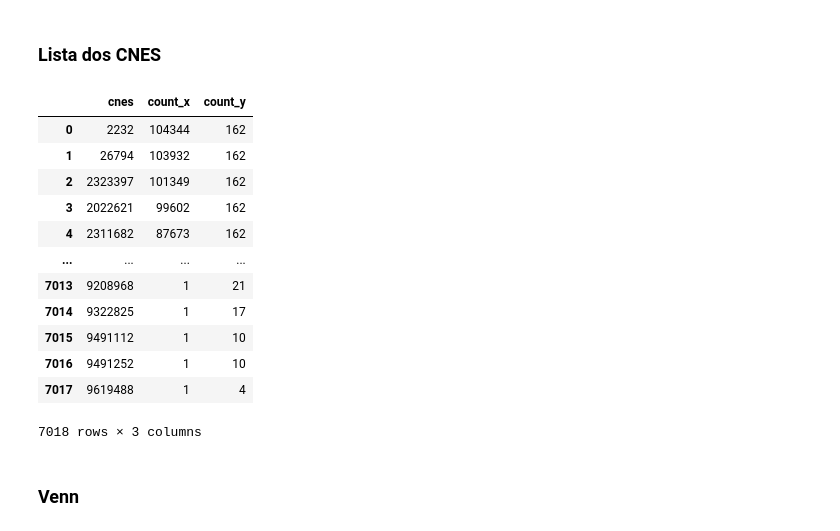
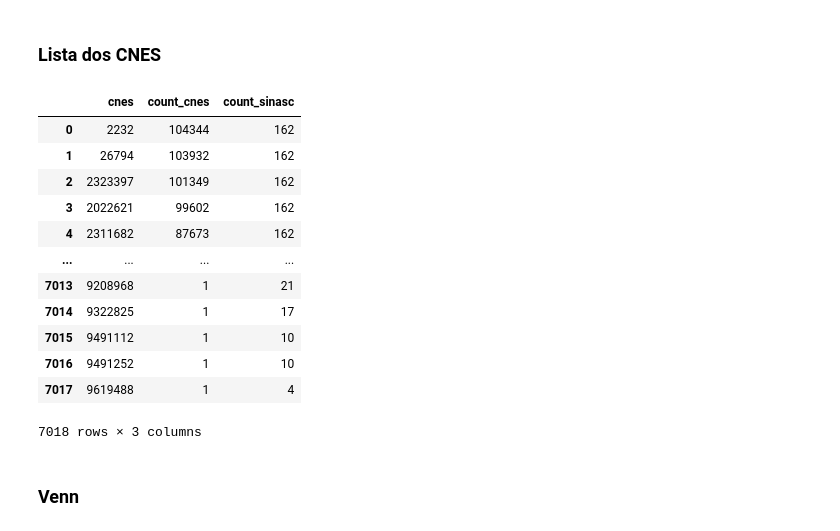
Before and after one commit to lucaslopes/gestantes, a Jupyter notebook: website/cnes.ipynb, the cells around one changed output. Drawn from its saved outputs; the diff is of its cells as text; code cells hidden in the pictures.

```diff
--- a/website/cnes.ipynb
+++ b/website/cnes.ipynb
@@ -125,11 +129,11 @@ plt.show()
 # %% [markdown]
 ### Lista dos CNES
 # %%
-sinasc_cnes = df_cnes_sinasc.merge(df_cnes, on='cnes', how='inner')
+sinasc_cnes = df_cnes_sinasc.merge(df_cnes, on='cnes', how='inner', suffixes=('_cnes', '_sinasc'))
 n_sinasc_cnes = sinasc_cnes.shape[0]
 sinasc_cnes
 # %% [output]
-|  | cnes | count_x | count_y |
+|  | cnes | count_cnes | count_sinasc |
 | 0 | 2232 | 104344 | 162 |
 | 1 | 26794 | 103932 | 162 |
 | 2 | 2323397 | 101349 | 162 |
```
Also changed, not shown: parts of 8 cells of this notebook, 1 other file.
